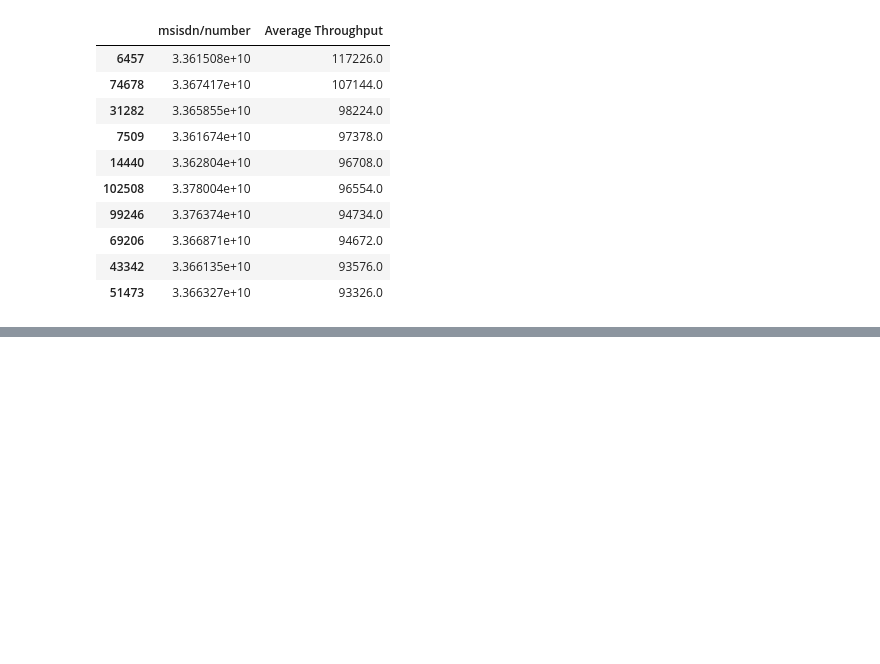
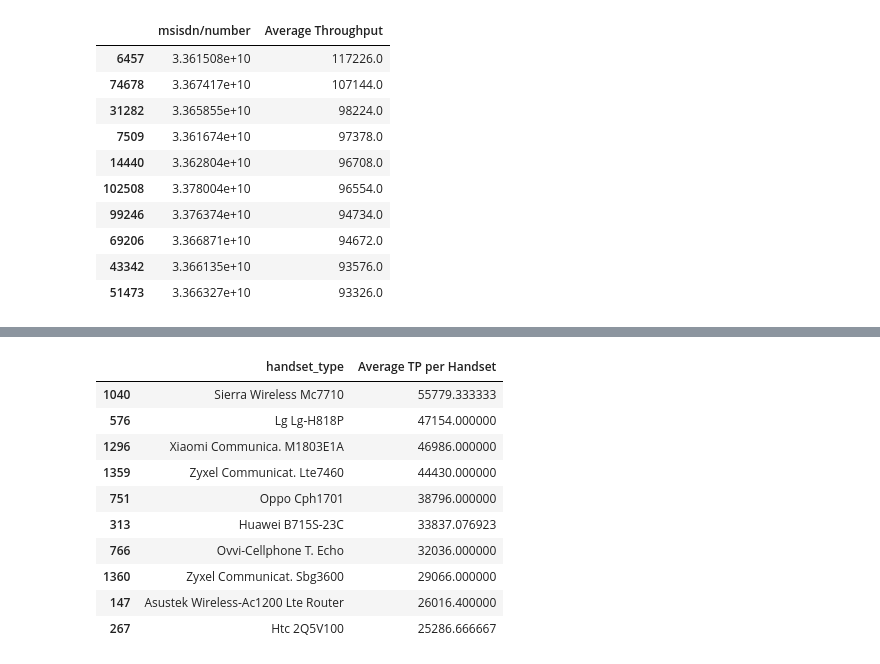
Before and after one commit to Melak2017/Telecommunication-Data-Analysis, a Jupyter notebook: Jup_Notebooks/User_Experience_Analysis.ipynb, the cells around one changed output, grey strips where cells are left out. Drawn from its saved outputs; the diff is of its cells as text; code cells hidden in the pictures; blank space fills up the shorter version.

Commit message:
top 10 handset added

```diff
--- a/Jup_Notebooks/User_Experience_Analysis.ipynb
+++ b/Jup_Notebooks/User_Experience_Analysis.ipynb
@@ -149,0 +199,16 @@ ave_tp.head(10)
+# %%
+handset_tp = df.groupby('handset_type')['Total_Bearer_TP_DL_and_UL'].mean().reset_index(name='Average TP per Handset').\
+                                    sort_values(by='Average TP per Handset', ascending=False)
+handset_tp[:10]
+# %% [output]
+|  | handset_type | Average TP per Handset |
+| 1040 | Sierra Wireless Mc7710 | 55779.333333 |
+| 576 | Lg Lg-H818P | 47154.000000 |
+| 1296 | Xiaomi Communica. M1803E1A | 46986.000000 |
+| 1359 | Zyxel Communicat. Lte7460 | 44430.000000 |
+| 751 | Oppo Cph1701 | 38796.000000 |
+| 313 | Huawei B715S-23C | 33837.076923 |
+| 766 | Ovvi-Cellphone T. Echo | 32036.000000 |
+| 1360 | Zyxel Communicat. Sbg3600 | 29066.000000 |
+| 147 | Asustek Wireless-Ac1200 Lte Router | 26016.400000 |
+| 267 | Htc 2Q5V100 | 25286.666667 |
```
Also changed, not shown: parts of 3 cells of this notebook.
